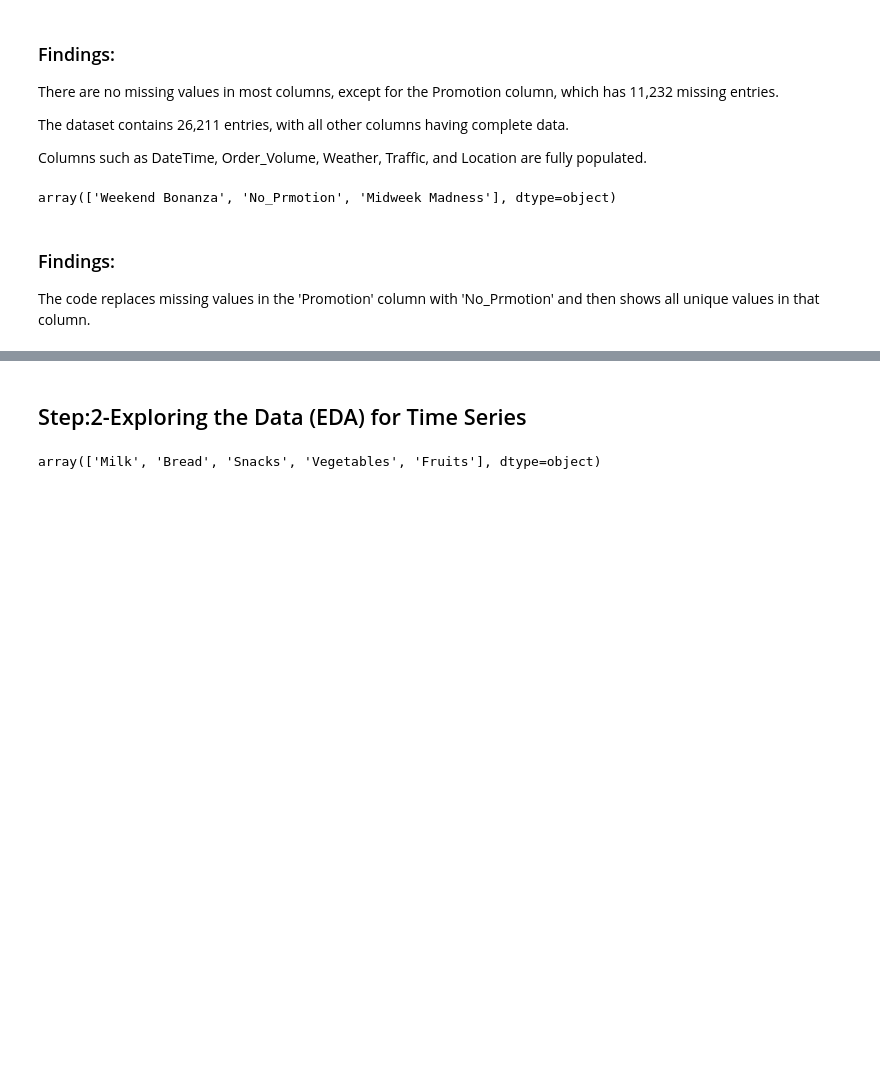
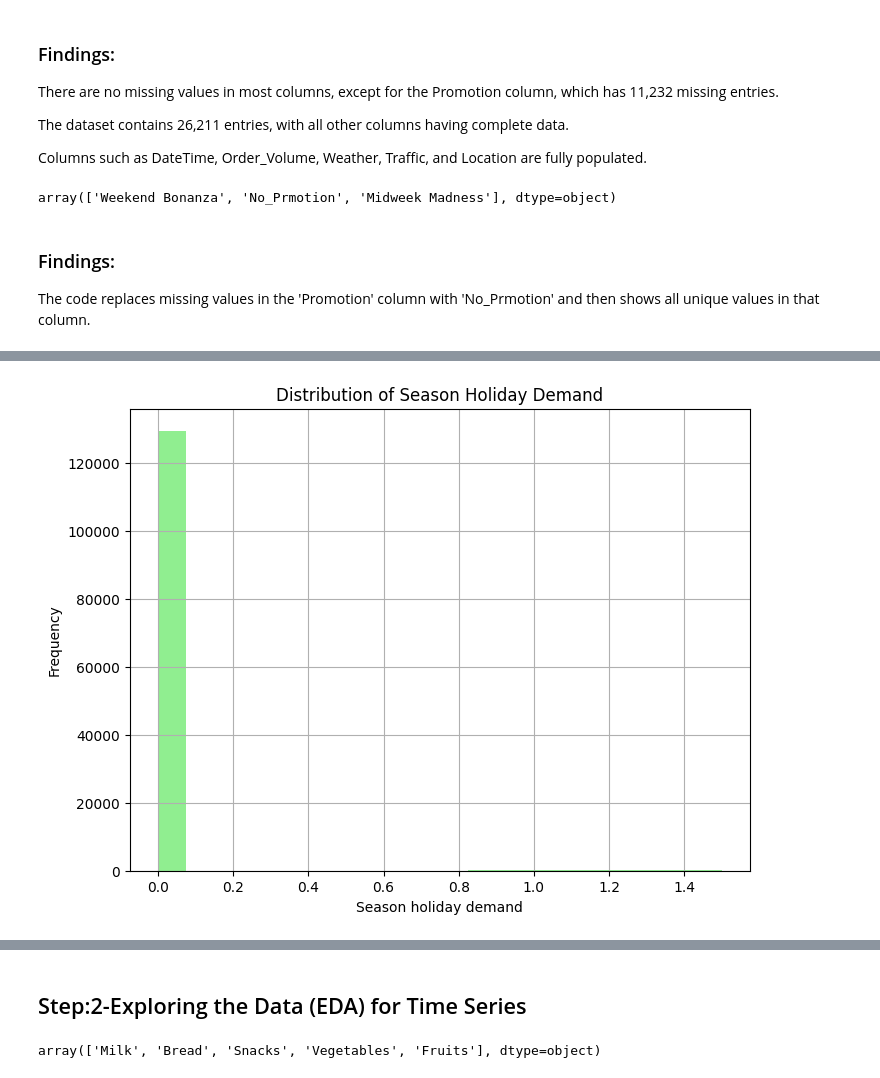
Before and after one commit to rahul8879/swiggy_demand_modelling, a Jupyter notebook: notebooks/analysis.ipynb, the cells around one changed output, grey strips where cells are left out. Drawn from its saved outputs; the diff is of its cells as text; code cells hidden in the pictures; blank space fills up the shorter version.

Commit message:
Updated analysis notebook

```diff
--- a/notebooks/analysis.ipynb
+++ b/notebooks/analysis.ipynb
@@ -102,0 +125,4 @@ array(['Weekend Bonanza', 'No_Prmotion', 'Midweek Madness'], dtype=object)
+# %%
+# Creating a new feature 'season_holiday_demand' by multiplying 'Is_Holiday' and 'Seasonal_Demand_Factor'
+analysis_data['season_holiday_demand']=analysis_data['Is_Holiday'] * analysis_data['Seasonal_Demand_Factor']
+analysis_data['season_holiday_demand'].unique()
@@ -102,0 +147,11 @@ array(['Weekend Bonanza', 'No_Prmotion', 'Midweek Madness'], dtype=object)
+# %%
+# Plotting a histogram to visualize the distribution of 'season_holiday_demand'
+plt.figure(figsize=(8,6))
+plt.hist(analysis_data['season_holiday_demand'],bins=20,color='Lightgreen')
+plt.title('Distribution of Season Holiday Demand')
+plt.xlabel('Season holiday demand')
+plt.ylabel('Frequency')
+plt.grid(True)
+plt.show()
+# %% [output]
+[figure, added]
```
Also changed, not shown: parts of 22 cells of this notebook.
